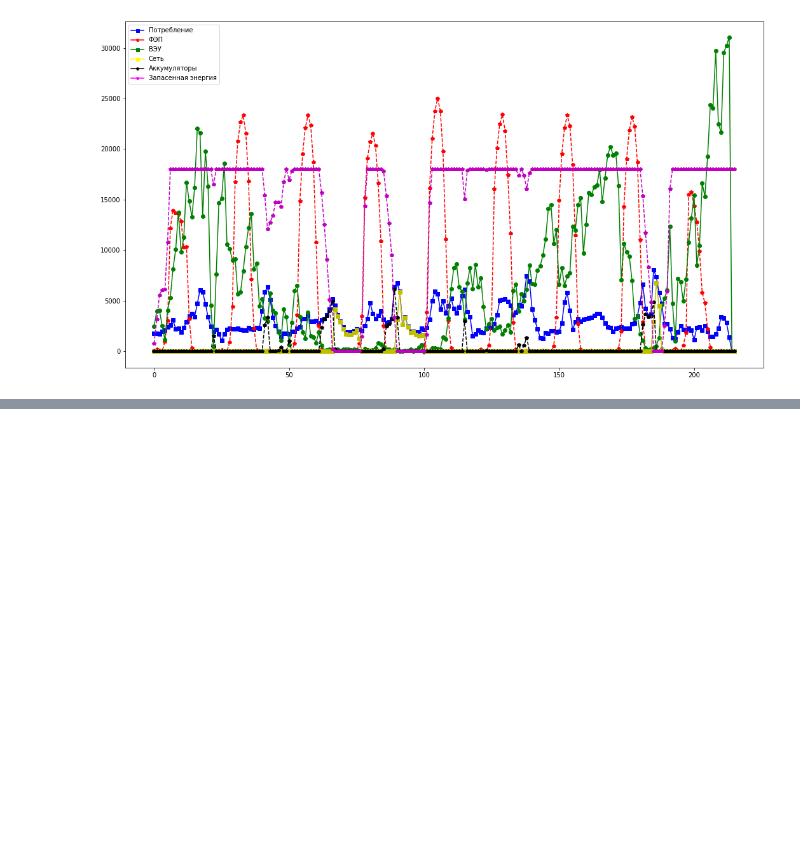
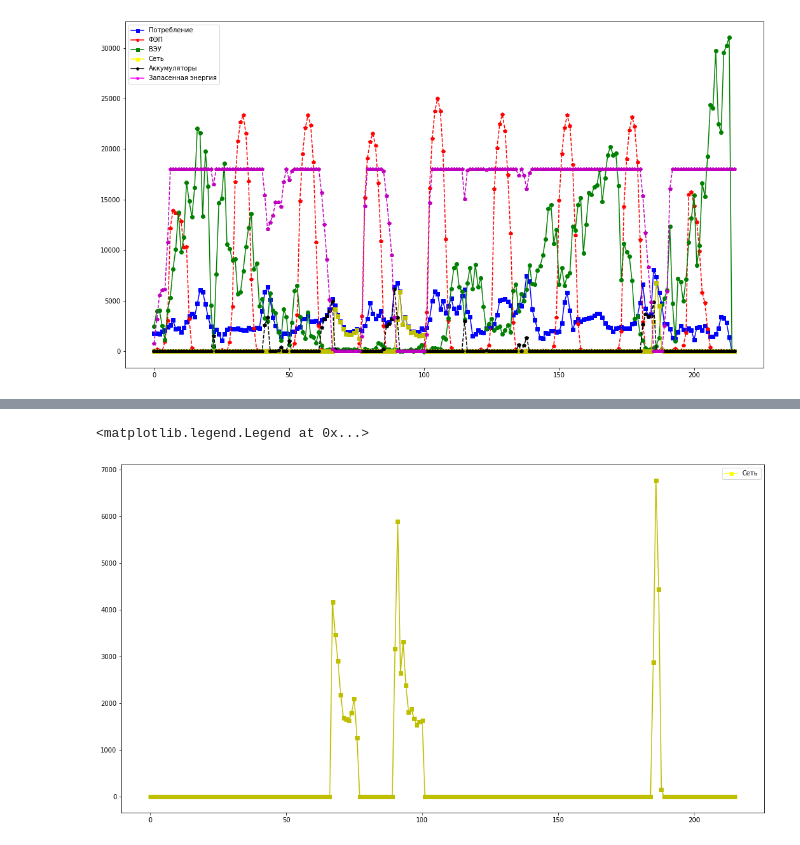
Before and after one commit to irutheu/Energy_Dissertation, a Jupyter notebook: model_simulation/model_1.ipynb, the cells around one changed output, grey strips where cells are left out. Cells and saved outputs as stored; diff of their text form; code cells hidden in the pictures; blank space fills up the shorter version.

```diff
--- a/model_simulation/model_1.ipynb
+++ b/model_simulation/model_1.ipynb
@@ -563,0 +609,15 @@ plt.legend(handles=[blue_line, red_line, green_line, yellow_line, black_line, ma
+# %%
+plt.figure(figsize=(18,10))
+
+plt.plot(results['Grid'], 'y-s')
+
+
+
+yellow_line = mlines.Line2D([], [], color='yellow', marker='s',
+                          markersize=5, label='Сеть')
+
+
+plt.legend(handles=[yellow_line])
+# %% [output]
+<matplotlib.legend.Legend at 0x...>
+[figure, added]
```
Also changed, not shown: parts of 5 cells of this notebook, 5 other files.
